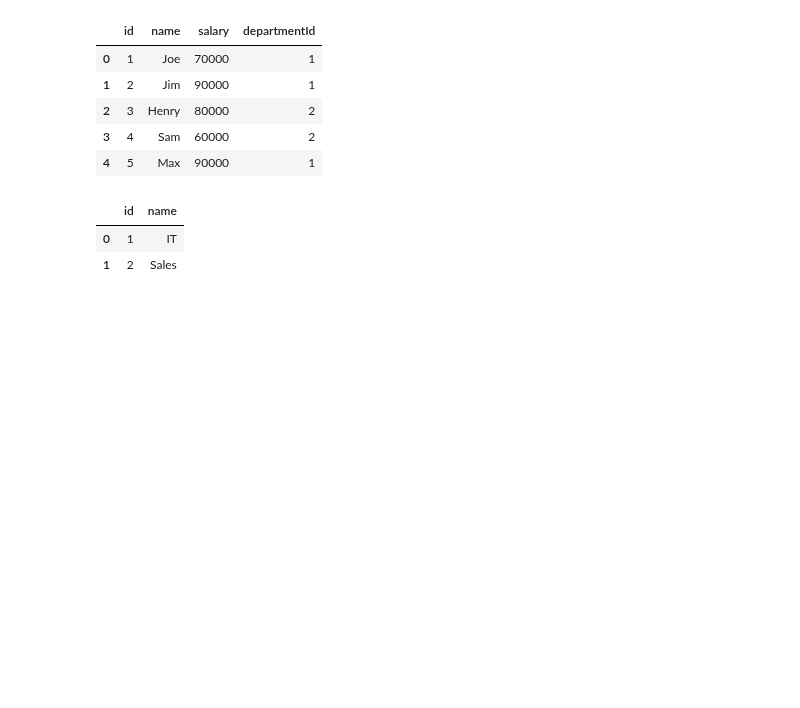
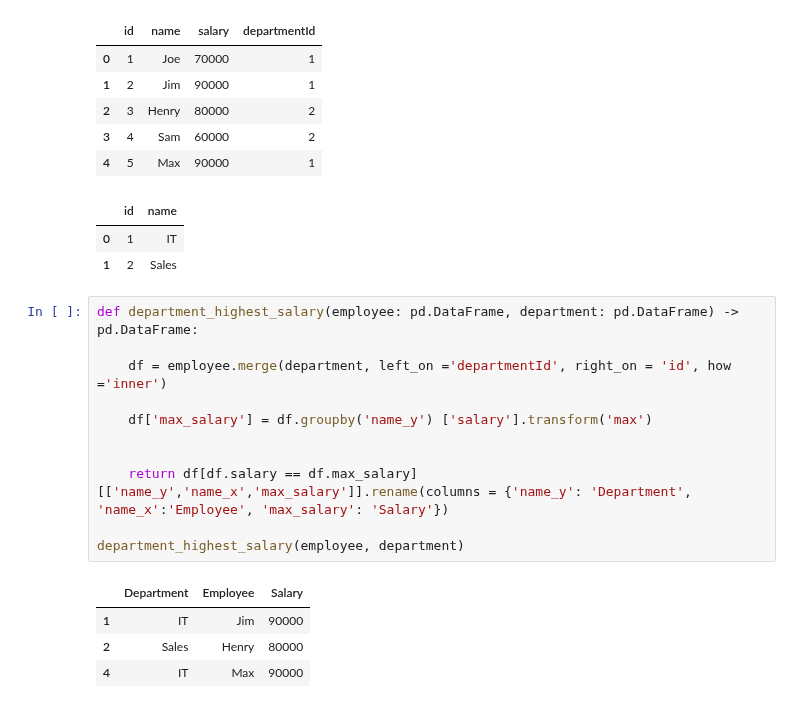
Before and after one commit to rufous86/studies, a Jupyter notebook: leetcode/2_Data_Manipulation_and_Statistics.ipynb, the cells around one changed output. Saved outputs shown, nothing was run; the diff lists cells and outputs as text; blank space fills up the shorter version.

```diff
--- a/leetcode/2_Data_Manipulation.ipynb
+++ b/leetcode/2_Data_Manipulation_and_Statistics.ipynb
@@ -327,3 +327,19 @@ display(department)
 |  | id | name |
 | 0 | 1 | IT |
 | 1 | 2 | Sales |
+# %%
+def department_highest_salary(employee: pd.DataFrame, department: pd.DataFrame) -> pd.DataFrame:
+
+    df = employee.merge(department, left_on ='departmentId', right_on = 'id', how ='inner')
+
+    df['max_salary'] = df.groupby('name_y') ['salary'].transform('max')
+
+
+    return df[df.salary == df.max_salary]   [['name_y','name_x','max_salary']].rename(columns = {'name_y': 'Department', 'name_x':'Employee', 'max_salary': 'Salary'})
+
+department_highest_salary(employee, department)
+# %% [output]
+|  | Department | Employee | Salary |
+| 1 | IT | Jim | 90000 |
+| 2 | Sales | Henry | 80000 |
+| 4 | IT | Max | 90000 |
```
Also changed, not shown: parts of 16 cells of this notebook.
